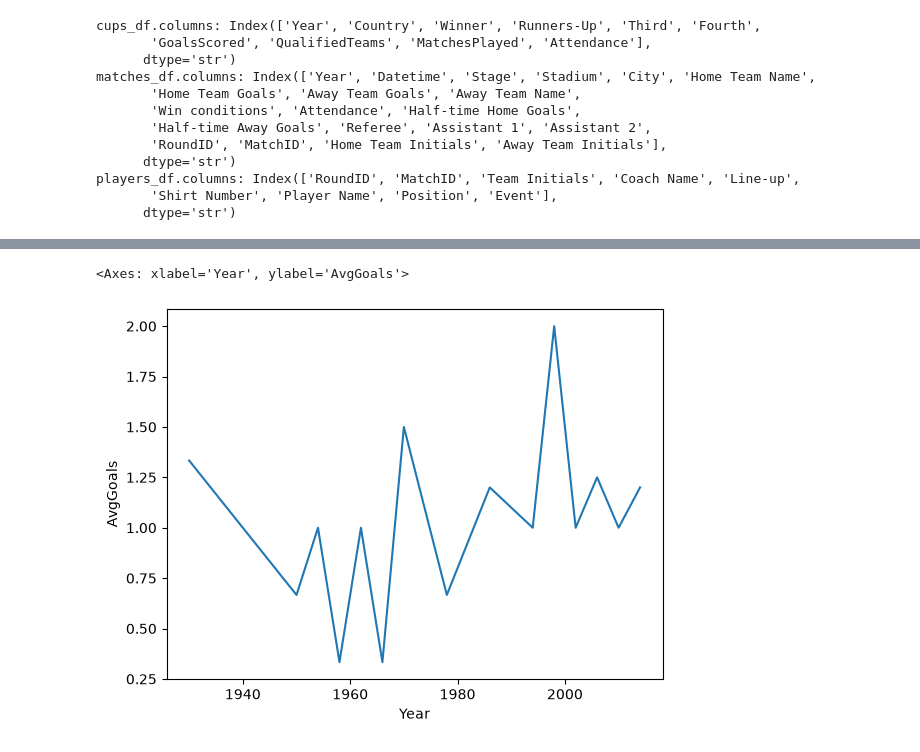
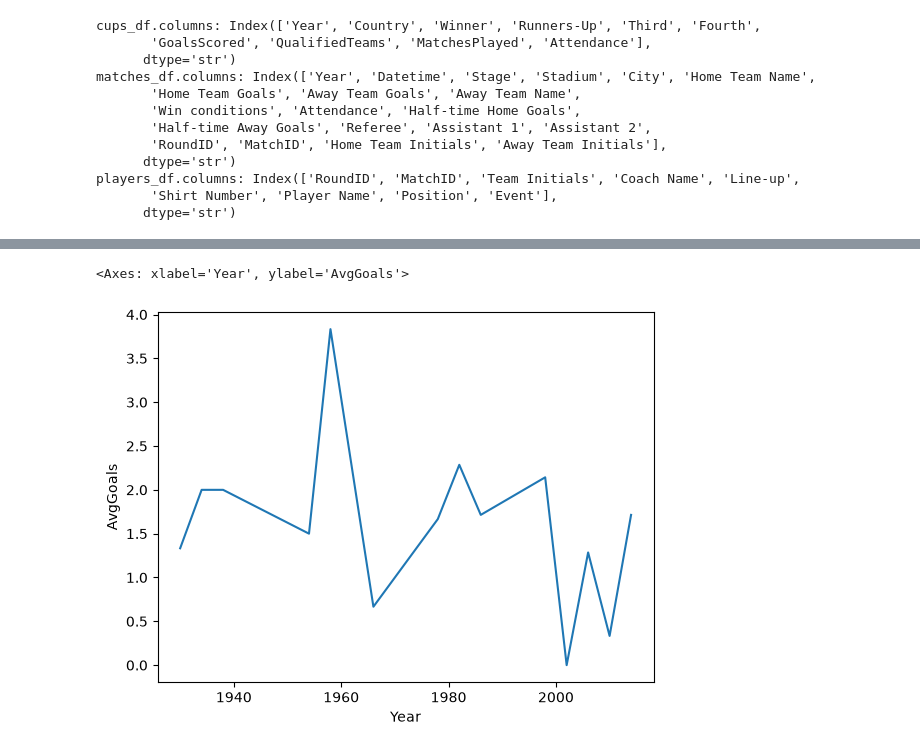
Before and after one commit to cralbers/bsgp7030_capstone, a Jupyter notebook: eda.ipynb, the cells around one changed output, grey strips where cells are left out. Drawn from its saved outputs; the diff is of its cells as text; code cells hidden in the pictures.

```diff
--- a/eda.ipynb
+++ b/eda.ipynb
@@ -204,6 +206,6 @@ avg_points_per_year
 427 rows × 5 columns
 # %%
-sns.lineplot(x='Year', y='AvgGoals', data=avg_points_per_year[avg_points_per_year['Team'] == 'Mexico'])
+sns.lineplot(x='Year', y='AvgGoals', data=avg_points_per_year[avg_points_per_year['Team'] == 'France'])
 # %% [output]
 <Axes: xlabel='Year', ylabel='AvgGoals'>
-[figure, old version]
+[figure, new version]
```
Also changed, not shown: parts of 4 cells of this notebook, 5 other files.
